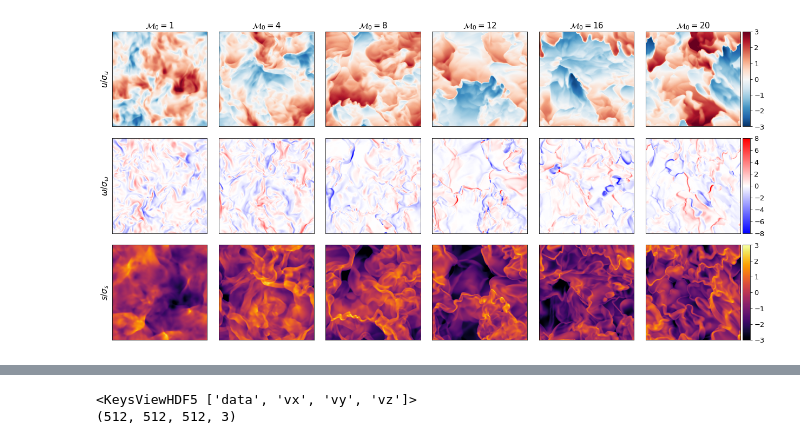
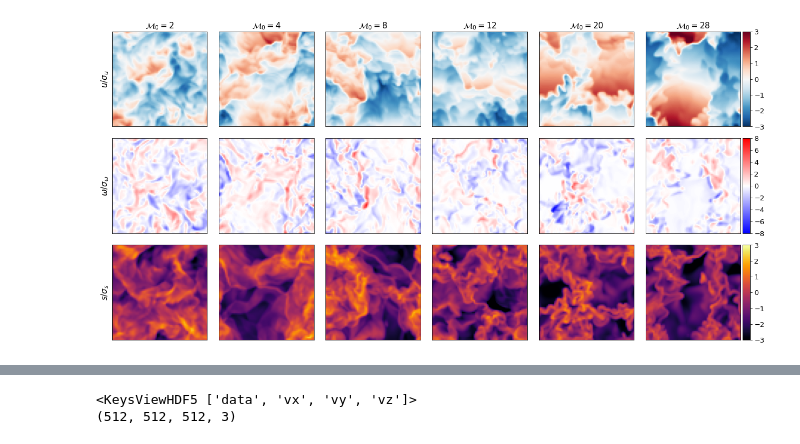
Before and after one commit to hlasco/sr_turbulence, a Jupyter notebook: dataBuilder/check_dataset.ipynb, the cells around one changed output, grey strips where cells are left out. Drawn from its saved outputs; the diff is of its cells as text; code cells hidden in the pictures.

```diff
--- a/dataBuilder/check_dataset.ipynb
+++ b/dataBuilder/check_dataset.ipynb
@@ -129,7 +120,7 @@ plt.show()
 # %%
 m = 0
 plt.figure(figsize=(10,6))
-for i, f in enumerate(tf_list):
+for i, f in enumerate(tf_list_hr):
     y = f.k**m * f.P
     y = y / np.sum(f.P)
     plt.loglog(f.k, y, label=r"$\mathcal{{M}}_{{0}}={mach}$".format(mach=f.mach), c='C{}'.format(i))
@@ -147,8 +138,8 @@ plt.show()
 # %%
 plt.figure(figsize=(10,6))
 nBins = 400
-for i, f in enumerate(tf_list):
-    s = np.log(f.r/np.mean(f.r))
+for i, f in enumerate(tf_list_hr):
+    s = f.s
     hist, bin_edges = np.histogram(s, density=True, bins=nBins)
     bins = .5*(bin_edges[1:] + bin_edges[:-1])
     plt.semilogy(bins, hist, label=r"$\mathcal{{M}}_{{0}}={mach}$".format(mach=f.mach), c='C{}'.format(i))
@@ -156,7 +147,7 @@ plt.legend(fontsize=15, loc=4, ncol=2)
 
 
 plt.ylabel(r'$\mathrm{PDF}[s]$', fontsize=15)
-plt.xlabel(r'$\mathrm{log}(s=\rho / \left<\rho\right>)$', fontsize=15)
+plt.xlabel(r'$\mathrm{log}(s)$', fontsize=15)
 plt.tick_params(axis='both', labelsize=13)
 
 plt.legend(fontsize=12, loc=3, ncol=2)
@@ -166,7 +157,7 @@ plt.show()
 # %%
 plt.figure(figsize=(10,6))
 nBins = 400
-for i, f in enumerate(tf_list):
+for i, f in enumerate(tf_list_hr):
     w = get_vorticity(f)
     hist, bin_edges = np.histogram(w, density=True, bins=nBins)
     bins = .5*(bin_edges[1:] + bin_edges[:-1])
@@ -185,11 +175,0 @@ plt.show()
-# %%
-# set the colormap and centre the colorbar
-class MidpointNormalize(matplotlib.colors.Normalize):
-    """Normalise the colorbar."""
-    def __init__(self, vmin=None, vmax=None, midpoint=None, clip=False):
-        self.midpoint = midpoint
-        matplotlib.colors.Normalize.__init__(self, vmin, vmax, clip)
-
-    def __call__(self, value, clip=None):
-        x, y = [self.vmin, self.midpoint, self.vmax], [0, 0.5, 1]
-        return np.ma.masked_array(np.interp(value, x, y), np.isnan(value))
@@ -197,48 +226,48 @@ class MidpointNormalize(matplotlib.colors.Normalize):
 matplotlib.rcParams['mpl_toolkits.legacy_colorbar'] = False
 params = matplotlib.figure.SubplotParams(left=.01, right=0.92, bottom=0.03, top=0.95)
 skip=2
-ncols=len(tf_list[::skip])
+ncols=len(tf_list[1::skip])
 nrows=3
 fig = plt.figure(1, (6*nrows, 4*ncols), subplotpars=params)
 
 grid = AxesGrid(fig, 111, nrows_ncols = (nrows, ncols),
                 axes_pad=0.3, cbar_mode='edge', cbar_size=.2,cbar_pad=.05)
 
-for i, f in enumerate(tf_list[::skip]):
+for i, f in enumerate(tf_list_filt[1::skip]):
 
     grid[i].set_title(r"$\mathcal{{M}}_{{0}}={mach}$".format(mach=f.mach), fontsize=15)
 
     w = get_vorticity(f)
 
     sdev_vel = (1./3*(f.att['ux_std2'] + f.att['uy_std2'] + f.att['uz_std2']))**.5
     mean_vel = f.att['ux_mean'] + f.att['uy_mean'] + f.att['uz_mean']
-    u = (f.ux[:,:,128]-mean_vel)/sdev_vel
+    u = (f.ux[:,:,0]-mean_vel)/sdev_vel
 
     sdev_w = np.std(w)
-    w = w[0,:,:,128]/sdev_w
+    w = w[0,:,:,0]/sdev_w
 
-    s = np.log(f.r/np.mean(f.r))
-    sdev_s = np.std(s)
-    s = s[:,:,128]/sdev_s
+    s = f.s
+    sdev_s = f.att['s_std2']**.5
+    s = s[:,:,0]/sdev_s
 
     im1 = grid[i].imshow(u, cmap='RdBu_r',norm=MidpointNormalize(-3, 3, 0.))
     im2 = grid[i+ncols].imshow(w, cmap='bwr',norm=MidpointNormalize(-8, 8, 0.))
     im3 = grid[i+2*ncols].imshow(s, cmap='inferno',norm=MidpointNormalize(-3, 3, 0.))
 
 for ax in grid:
     ax.set_xticks([])
     ax.set_yticks([])
 
 grid[0].set_ylabel(r"$u / \sigma_{u}$", fontsize=15)
 grid[ncols].set_ylabel(r"$\omega / \sigma_{\omega}$", fontsize=15)
 grid[2*ncols].set_ylabel(r"$s / \sigma_{s}$", fontsize=15)
 
 grid.cbar_axes[0].colorbar(im1)
 grid.cbar_axes[0].tick_params(labelsize=13)
 grid.cbar_axes[1].colorbar(im2)
 grid.cbar_axes[1].tick_params(labelsize=13)
 grid.cbar_axes[2].colorbar(im3)
 grid.cbar_axes[2].tick_params(labelsize=13)
 plt.show()
 # %% [output]
-[figure, old version]
+[figure, new version]
```
Also changed, not shown: parts of 19 cells of this notebook.
